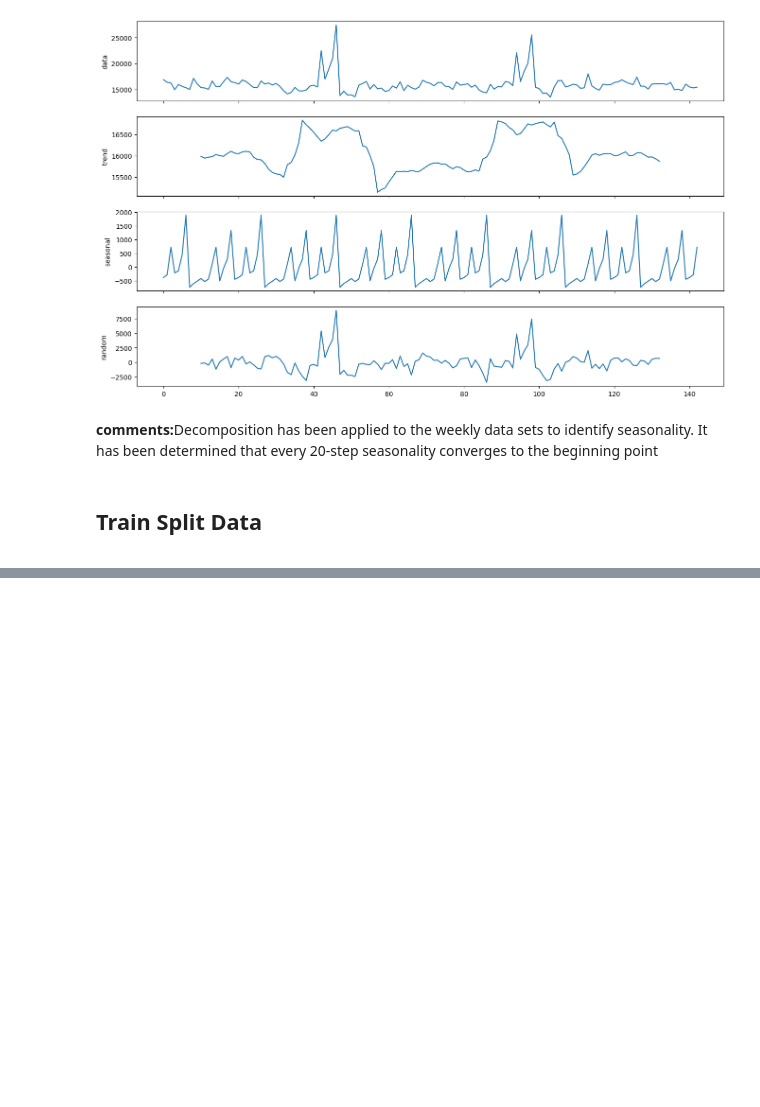
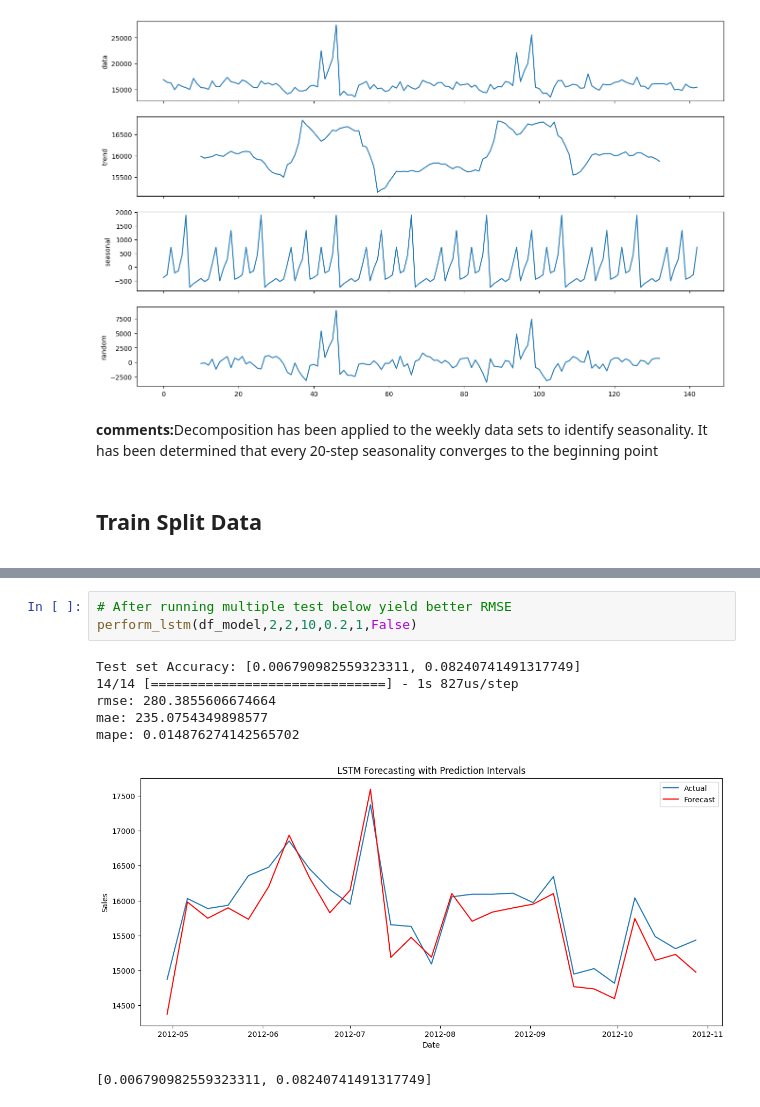
Before and after one commit to kanagaraj0215/Data-Science-Projects, a Jupyter notebook: deep-learning/retail-forecast/KanagarajRamasamy680_project2.ipynb, the cells around one changed output, grey strips where cells are left out. Drawn from its saved outputs; the diff is of its cells as text; blank space fills up the shorter version.

```diff
--- a/deep-learning/retail-forecast/KanagarajRamasamy680_project2.ipynb
+++ b/deep-learning/retail-forecast/KanagarajRamasamy680_project2.ipynb
@@ -736,0 +775,11 @@ mape: 1.0241834120359663
+# %%
+# After running multiple test below yield better RMSE
+perform_lstm(df_model,2,2,10,0.2,1,False)
+# %% [output]
+Test set Accuracy: [0.006790982559323311, 0.08240741491317749]
+14/14 [==============================] - 1s 827us/step
+rmse: 280.3855606674664
+mae: 235.0754349898577
+mape: 0.014876274142565702
+[figure, added]
+[0.006790982559323311, 0.08240741491317749]
```
Also changed, not shown: parts of 23 cells of this notebook, 4 other files.
